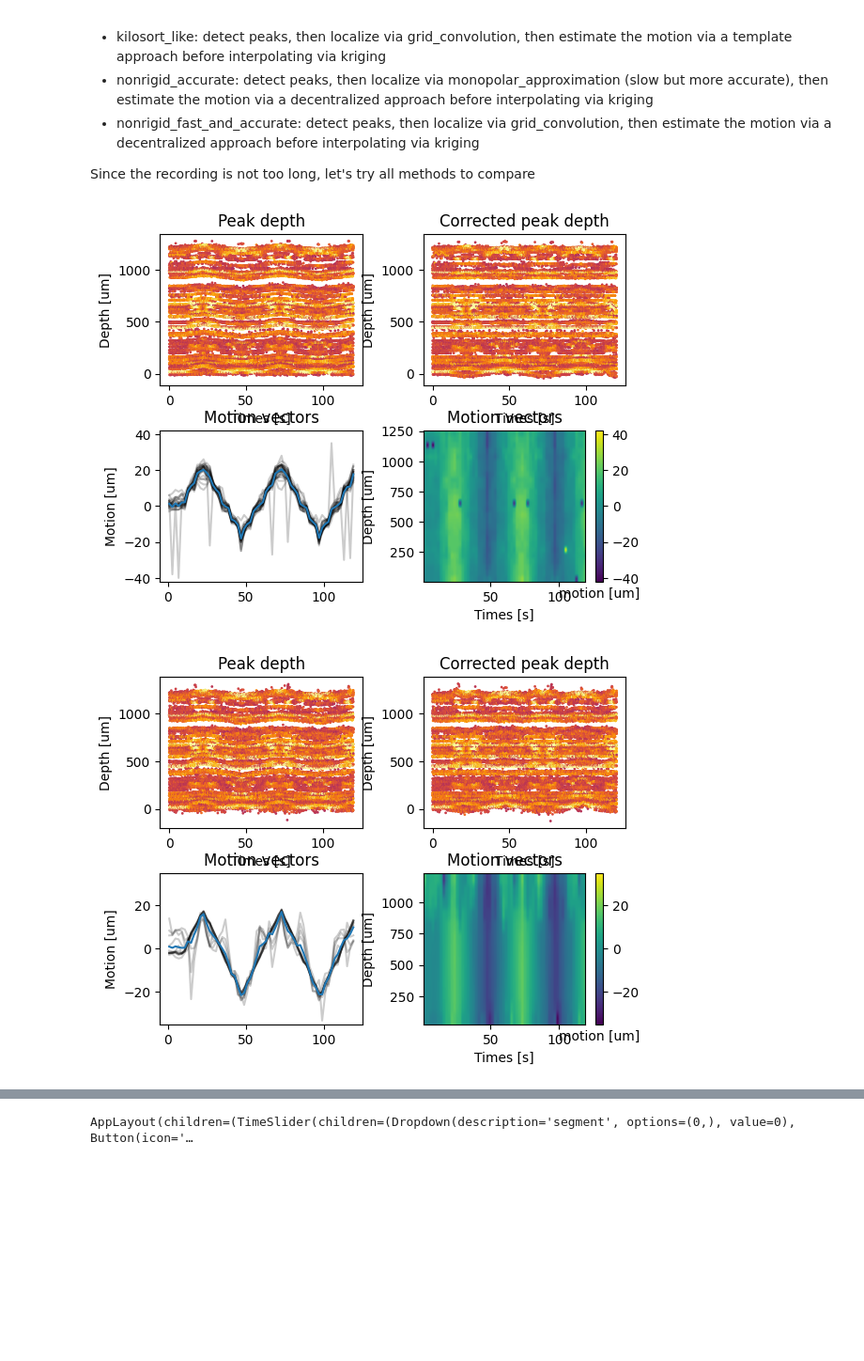
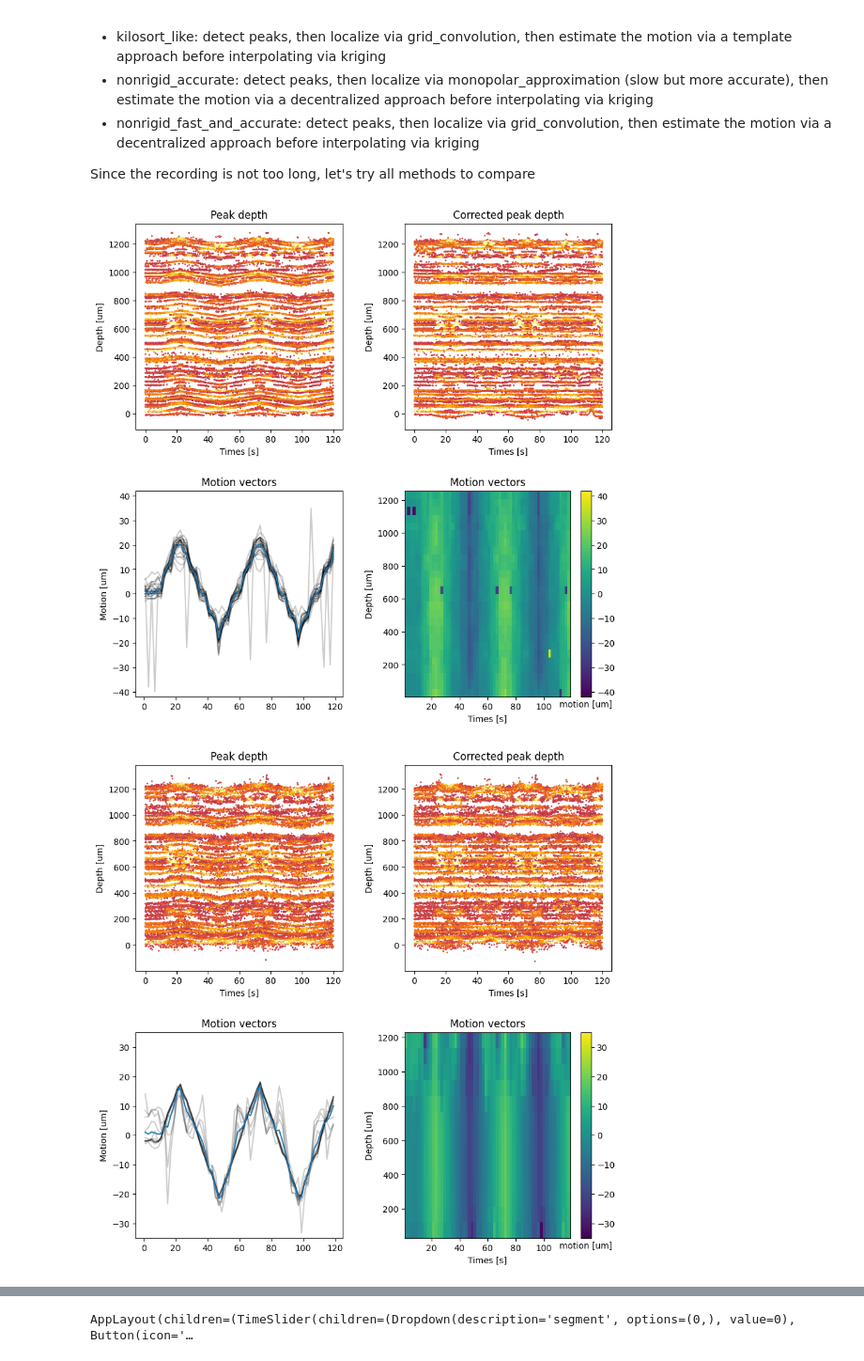
Before and after one commit to SpikeInterface/SpikeInterface-Training-Edinburgh-May24, a Jupyter notebook: hands_on/handling_drift/motion_correction.ipynb, the cells around one changed output, grey strips where cells are left out. Shown at 94% size. Drawn from its saved outputs; the diff is of its cells as text; code cells hidden in the pictures; blank space fills up the shorter version.

```diff
--- a/hands_on/handling_drift/motion_correction.ipynb
+++ b/hands_on/handling_drift/motion_correction.ipynb
@@ -42,8 +67,12 @@ First, one can get a sense of possible drifts in the recordings by looking at a
 # %%
 from spikeinterface.sortingcomponents.peak_detection import detect_peaks
 job_kwargs = dict(n_jobs=0.8, chunk_duration='1s', progress_bar=True)
-peaks = detect_peaks(drifting_preprocessed,  method='locally_exclusive',
-                     detect_threshold=5, exclude_sweep_ms=2, radius_um=50., **job_kwargs)
+peaks = detect_peaks(drifting_preprocessed,
+                     method='locally_exclusive',
+                     detect_threshold=5,
+                     exclude_sweep_ms=2,
+                     radius_um=50.,
+                     **job_kwargs)
 # %% [markdown]
 Let's localize the peaks to get a sense of their putative depths. Several localization methods are available, let's use all the methods to compare. We have:
 - center_of_mass (a barycenter)
@@ -53,17 +82,28 @@ Let's localize the peaks to get a sense of their putative depths. Several locali
 from spikeinterface.sortingcomponents.peak_localization import localize_peaks
 peak_locations = {}
 for method in ['monopolar_triangulation', 'grid_convolution', 'center_of_mass']:
-    peak_locations[method] = localize_peaks(drifting_preprocessed, peaks, method=method, **job_kwargs)
+    peak_locations[method] = localize_peaks(drifting_preprocessed,
+                                            peaks,
+                                            method=method,
+                                            **job_kwargs)
 # %% [markdown]
 We can now display the positional raster plots, for all the aformentionned methods.
 # %%
 import pylab as plt
 fs = drifting_preprocessed.sampling_frequency
 for method, all_peaks in peak_locations.items():
-    fig, ax = plt.subplots(ncols=2, squeeze=False, figsize=(5, 5))
-    ax[0, 0].scatter(peaks['sample_index'] / fs, all_peaks['y'], color='k', marker='.',  alpha=0.002)
+    fig, ax = plt.subplots(ncols=2,
+                           squeeze=False,
+                           figsize=(5, 5),
+                           sharey=True)
+    ax[0, 0].scatter(peaks['sample_index'] / fs,
+                     all_peaks['y'],
+                     color='k',
+                     marker='.',
+                     alpha=0.002)
     ax[0, 0].set_title(method)
     si.plot_probe_map(drifting_preprocessed, ax=ax[0, 1])
-    ax[0, 1].set_ylim(-100, 2000)
-    ax[0, 1].scatter(all_peaks['x'], all_peaks['y'], color='purple', alpha=0.002)
+    ax[0, 1].scatter(all_peaks['x'],
+                     all_peaks['y'],
+                     color='purple', alpha=0.002)
 # %% [output]
@@ -83,13 +123,19 @@ Since the recording is not too long, let's try all methods to compare
 # %%
 motions_corrected = {}
 for method in ['kilosort_like', 'nonrigid_accurate', 'nonrigid_fast_and_accurate']:
-    motions_corrected[method] = si.correct_motion(drifting_preprocessed, preset=method,
-                            interpolate_motion_kwargs={'border_mode' : 'force_extrapolate'},
-                            folder=method, **job_kwargs)
+    motions_corrected[method] = si.correct_motion(drifting_preprocessed,
+                                                  preset=method,
+                                                  interpolate_motion_kwargs={'border_mode' : 'force_extrapolate'},
+                                                  folder=method,
+                                                  **job_kwargs)
 # %%
 for method in ['kilosort_like', 'nonrigid_accurate', 'nonrigid_fast_and_accurate']:
     motion_info = si.load_motion_info(method)
-    si.plot_motion(motion_info, motions_corrected[method], amplitude_cmap='inferno', color_amplitude=True)
+    si.plot_motion(motion_info,
+                   motions_corrected[method],
+                   amplitude_cmap='inferno',
+                   color_amplitude=True,
+                   figsize=(10, 10))
 # %% [output]
-[figure, old version]
+[figure, new version]
-[figure, old version]
+[figure, new version]
```
Also changed, not shown: parts of 10 cells of this notebook.
